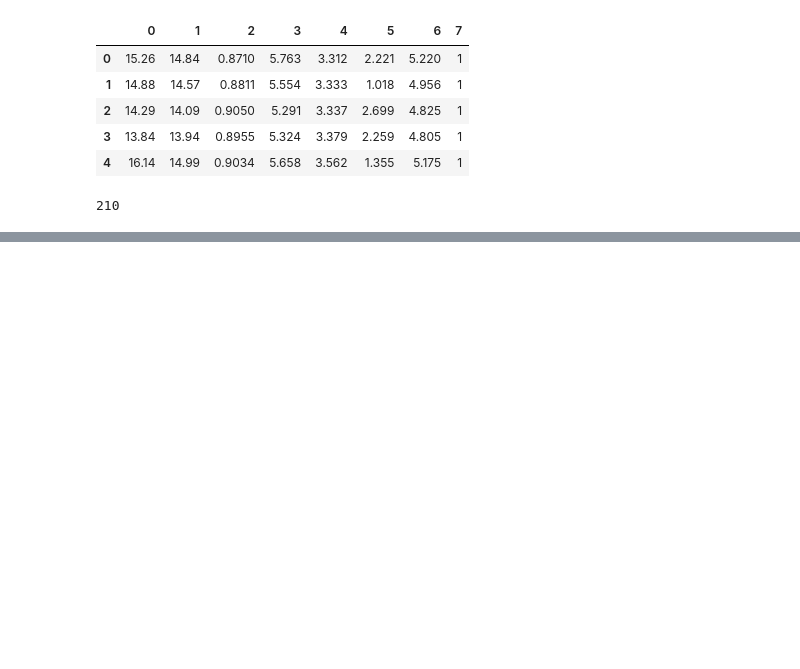
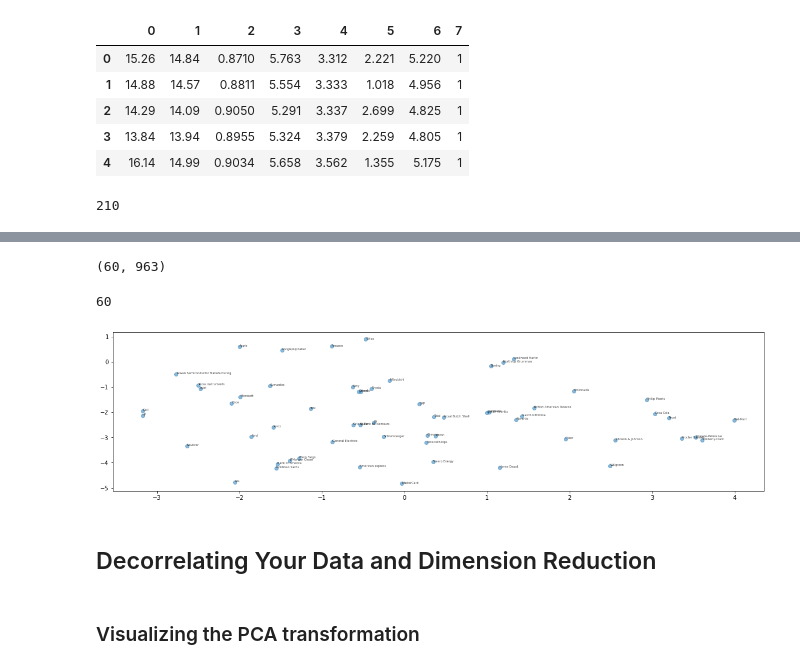
Before and after one commit to AnshuBantra/Python, a Jupyter notebook: Associate Data Scientist in Python/033 Unsupervised Learning in Python/unsupervised.ipynb, the cells around one changed output, grey strips where cells are left out. Saved outputs shown, nothing was run; the diff lists cells and outputs as text; code cells hidden in the pictures; blank space fills up the shorter version.

```diff
--- a/Associate Data Scientist in Python/033 Unsupervised Learning in Python/unsupervised.ipynb
+++ b/Associate Data Scientist in Python/033 Unsupervised Learning in Python/unsupervised.ipynb
@@ -1436,0 +1725,25 @@ plt.show()
+# %%
+normalized_stocks.shape
+# %% [output]
+(60, 963)
+# %%
+len(companies)
+# %% [output]
+60
+# %%
+model = TSNE(learning_rate=50)
+tsne_features = model.fit_transform(normalized_stocks)
+xs = tsne_features[:,0]
+ys = tsne_features[:,1]
+plt.figure(figsize=(20,5))
+plt.scatter(xs, ys, alpha=0.5)
+# plt.annotate(companies, (xs,ys))
+for x, y, company in zip(xs, ys, companies):
+    plt.annotate(company, (x, y), fontsize=5, alpha=0.75)
+plt.show()
+# %% [output]
+[figure, added]
+# %% [markdown]
+## Decorrelating Your Data and Dimension Reduction
+# %% [markdown]
+### Visualizing the PCA transformation
```
Also changed, not shown: parts of 21 cells of this notebook, 1 other file.
